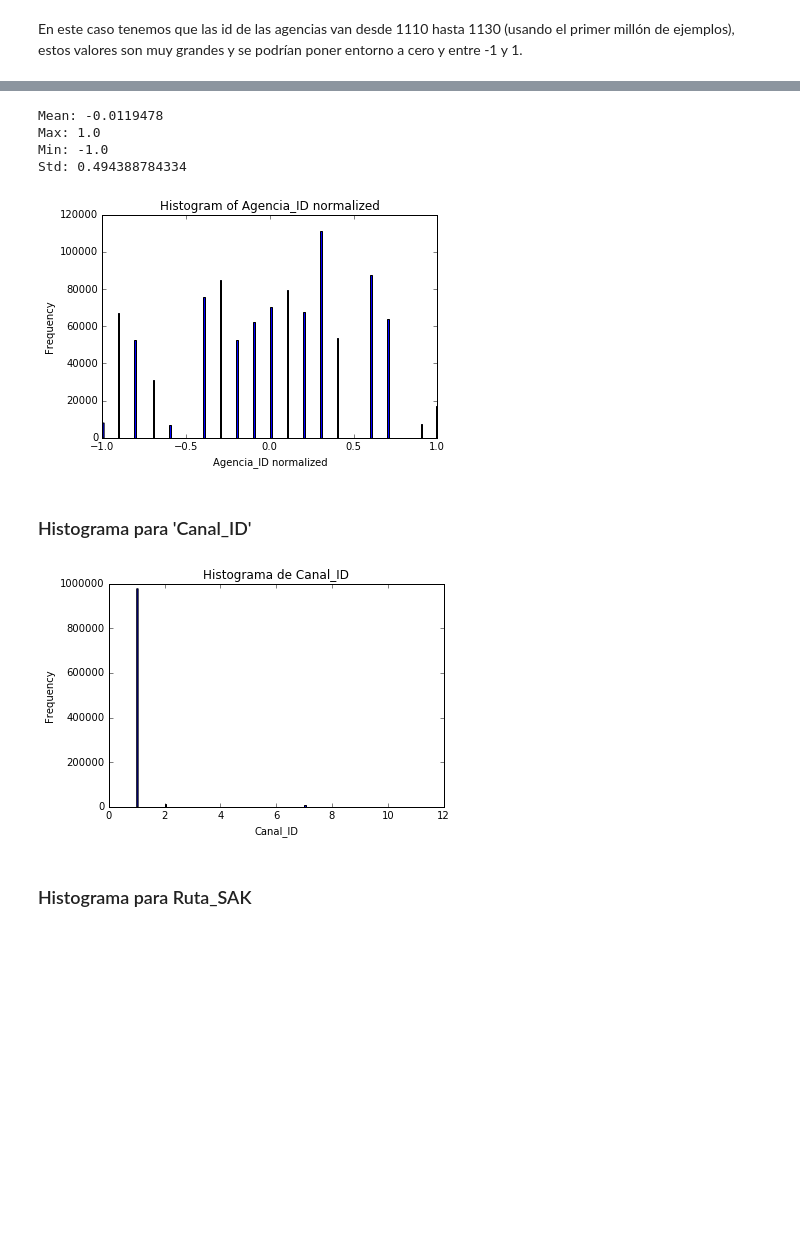
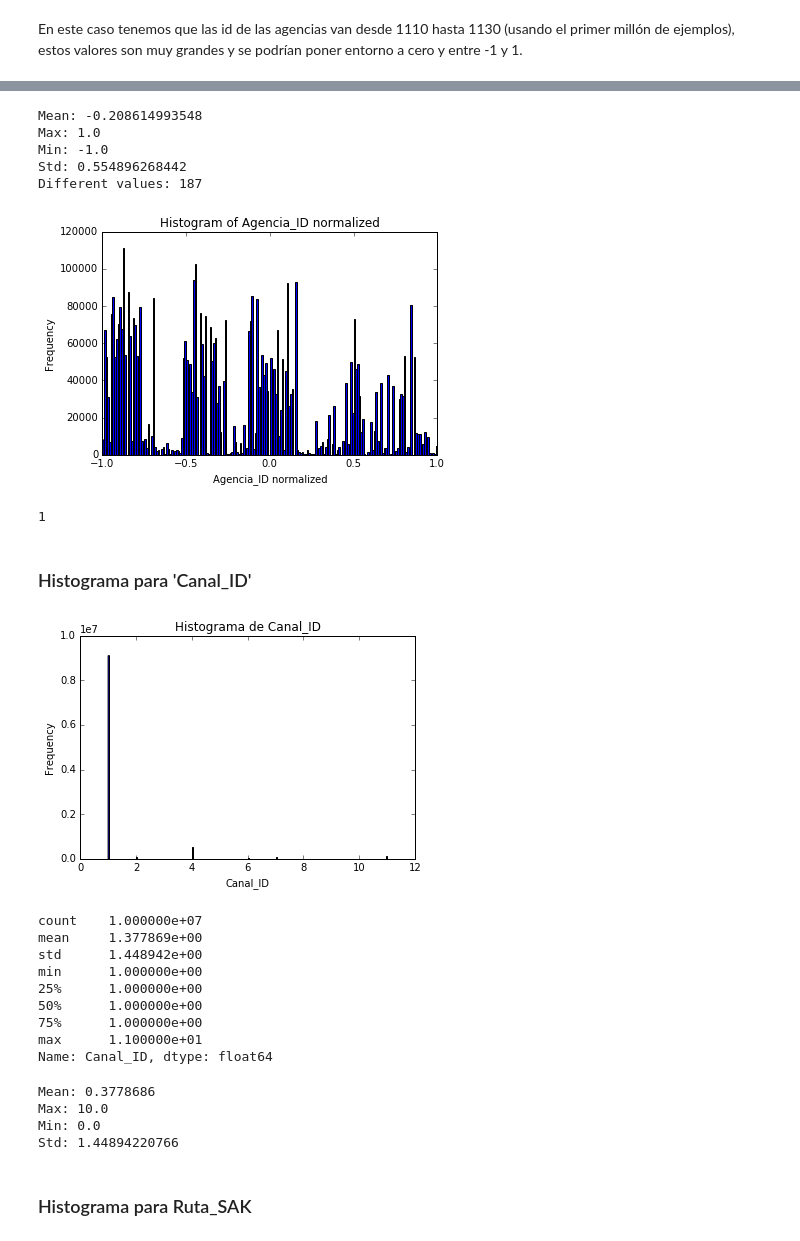
Before and after one commit to SetaSouto/BimboInvDemand, a Jupyter notebook: GrupoBimbo.ipynb, the cells around one changed output, grey strips where cells are left out. Cells and saved outputs as stored; diff of their text form; code cells hidden in the pictures; blank space fills up the shorter version.

Commit message:
Now, agencia_id is mapped from 0 to MAX, where MAX is how many different values are. The normalization is better now and more generic.

```diff
--- a/GrupoBimbo.ipynb
+++ b/GrupoBimbo.ipynb
@@ -62,7 +62,7 @@ def readData(fileName, columns, rows=None):
 **NOTA:** Importar una columna completa del archivo train demora aproximadamente 1 minuto.
 # %%
 # How many rows we'll load
-total_loaded = 1000000
+total_loaded = 5000000
 
 # Import the dataset
 columns = ['Semana', 'Agencia_ID', 'Canal_ID', 'Ruta_SAK', 'Cliente_ID', 'Producto_ID', 'Demanda_uni_equil']
@@ -119,5 +149,5 @@ En este caso tenemos que las id de las agencias van desde 1110 hasta 1130 (usand
 # %%
-npagencia_id = agencia_id.as_matrix().astype('float64')
+npagencia_id = aux.as_matrix().astype('float64')
 min = npagencia_id.min()
 max = npagencia_id.max()
 # Center in zero:
@@ -126,20 +156,51 @@ print('Mean:', npagencia_id.mean())
 print('Max:', npagencia_id.max())
 print('Min:', npagencia_id.min())
 print('Std:', npagencia_id.std())
+print('Different values:', np.unique(npagencia_id).shape[0])
 toHist(npagencia_id, 2, 'Histogram of Agencia_ID normalized', 'Agencia_ID normalized')
 # %% [output]
-Mean: -0.0119478
+Mean: -0.208614993548
 Max: 1.0
 Min: -1.0
-Std: 0.494388784334
+Std: 0.554896268442
+Different values: 187
-[figure, old version]
+[figure, new version]
+# %%
+list = agencia_id.drop_duplicates().tolist()
+list.index(1111)
+# %% [output]
+1
 # %% [markdown]
 ### Histograma para 'Canal_ID'
 # %%
 canal_id = dataset['Canal_ID']
 toHist(canal_id, 20, 'Histograma de Canal_ID', 'Canal_ID')
+dscrb = canal_id.describe()
+print(dscrb)
 # %% [output]
-[figure, old version]
+[figure, new version]
+count    1.000000e+07
+mean     1.377869e+00
+std      1.448942e+00
+min      1.000000e+00
+25%      1.000000e+00
+50%      1.000000e+00
+75%      1.000000e+00
+max      1.100000e+01
+Name: Canal_ID, dtype: float64
+# %%
+median = dscrb['50%']
+npcanal_id = canal_id.as_matrix().astype('float64')
+npcanal_id = npcanal_id - median
+print('Mean:', npcanal_id.mean())
+print('Max:', npcanal_id.max())
+print('Min:', npcanal_id.min())
+print('Std:', npcanal_id.std())
+# %% [output]
+Mean: 0.3778686
+Max: 10.0
+Min: 0.0
+Std: 1.44894220766
 # %% [markdown]
 ### Histograma para Ruta_SAK
 # %%
```
Also changed, not shown: parts of 3 cells of this notebook.
